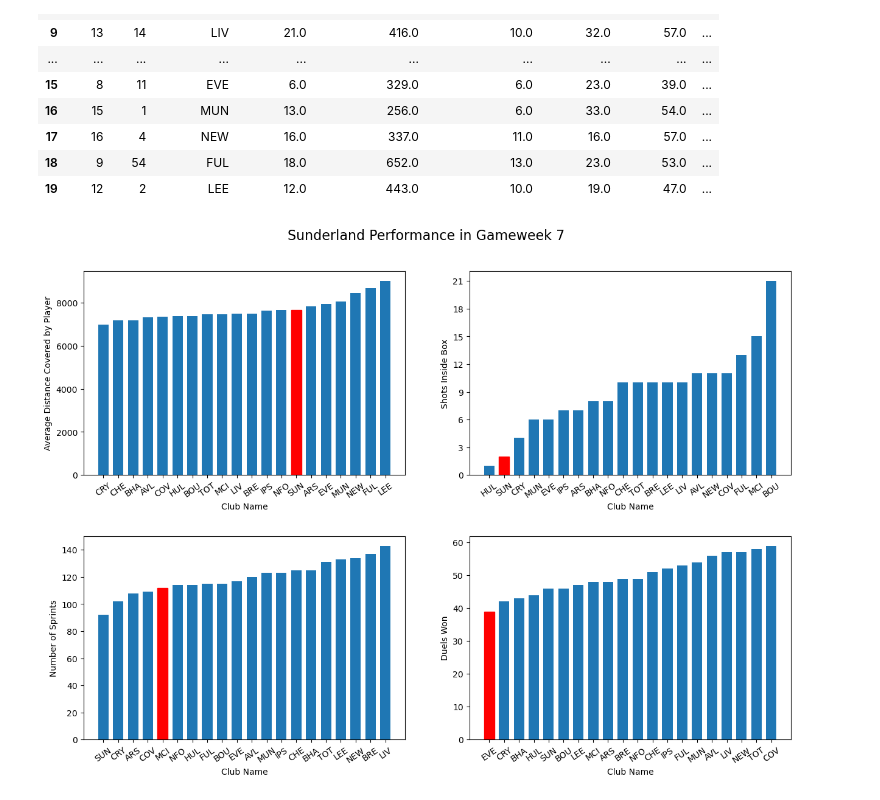
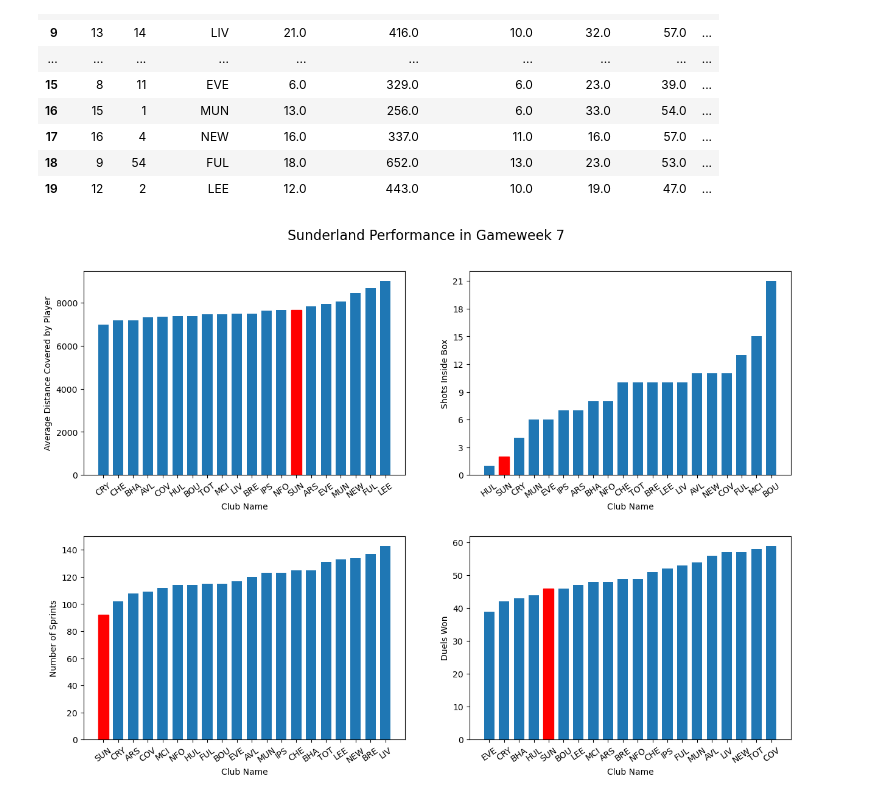
Before and after one commit to bbranduhn/EPL-Insights, a Jupyter notebook: GW7-2026-2027/gw7_sunderland_form.ipynb, the cells around one changed output. Cells and saved outputs as stored; diff of their text form; code cells hidden in the pictures.

```diff
--- a/GW7-2026-2027/gw7_sunderland_form.ipynb
+++ b/GW7-2026-2027/gw7_sunderland_form.ipynb
@@ -95,31 +95,31 @@ teams_sort_avg_distance_cov
 # %%
 fig, axs = plt.subplots(2, 2, figsize=(15,10))
 
 barlist1 = axs[0,0].bar(teams_sort_avg_distance_cov["short_name"], teams_sort_avg_distance_cov["avg_distance_cov"], width=.7)
 axs[0,0].set_xlabel("Club Name")
 # axs[0,0].set_title("GW7: Average Distance Covered by Player")
 axs[0,0].set_ylabel("Average Distance Covered by Player")
 barlist1[13].set_color('r')
 
 barlist2 = axs[0,1].bar(teams_sort_shots_box["short_name"], teams_sort_shots_box["shots_inside_box"], width=.7)
 axs[0,1].set_xlabel("Club Name")
 axs[0,1].set_ylabel("Shots Inside Box")
 barlist2[1].set_color('r')
 axs[0,1].yaxis.set_major_locator(MaxNLocator(integer=True, min_n_ticks=1))
 
 barlist3 = axs[1,1].bar(teams_sort_duels_won["short_name"], teams_sort_duels_won["duels_won"], width=.7)
 axs[1,1].set_xlabel("Club Name")
 axs[1,1].set_ylabel("Duels Won")
-barlist3[0].set_color('r')
+barlist3[4].set_color('r')
 
 barlist4 = axs[1,0].bar(teams_sort_number_of_sprints["short_name"], teams_sort_number_of_sprints["number_of_sprints"], width=.7)
 axs[1,0].set_xlabel("Club Name")
 axs[1,0].set_ylabel("Number of Sprints")
-barlist4[4].set_color('r')
+barlist4[0].set_color('r')
 
 plt.subplots_adjust(hspace=0.3)
 fig.suptitle("Sunderland Performance in Gameweek 7", fontsize=16, y=0.95)
 for ax in axs.flatten():
     ax.tick_params(axis='x', labelrotation=35)
 # %% [output]
-[figure, old version]
+[figure, new version]
```
Also changed, not shown: 1 other file.
